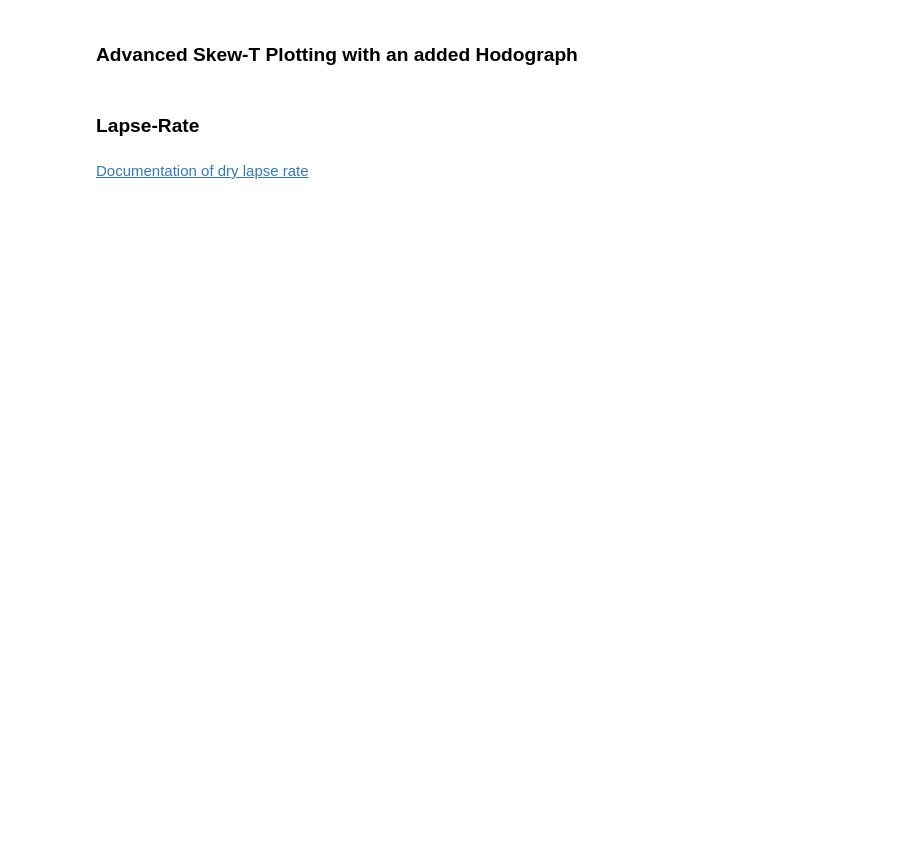
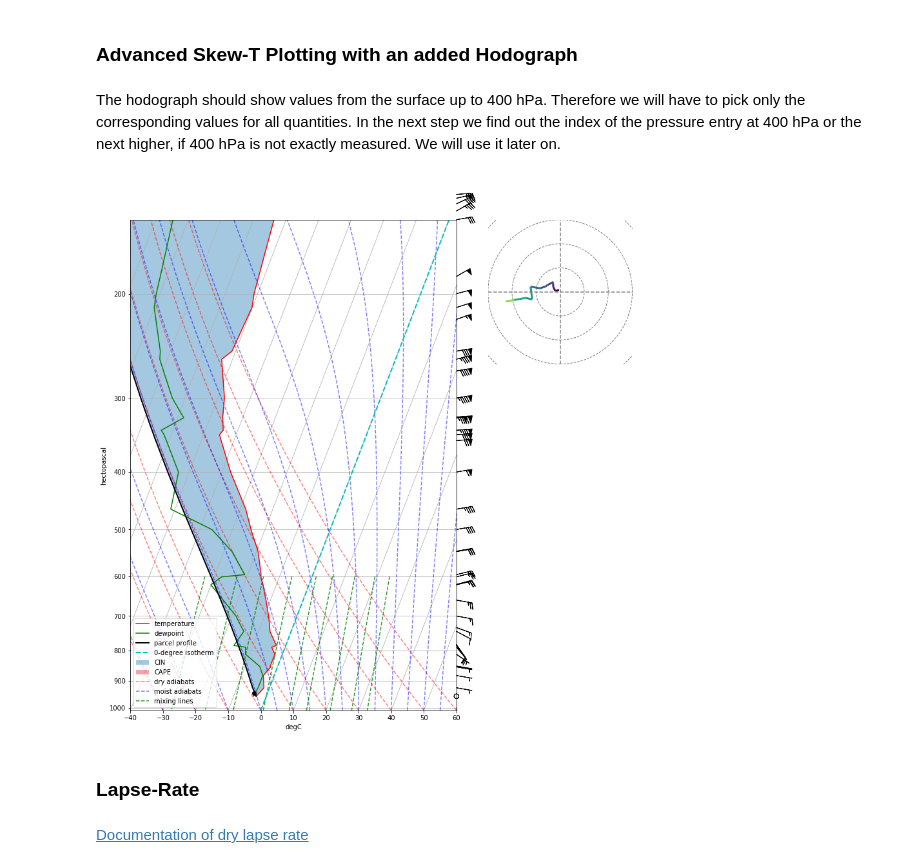
Before and after one commit to acinn/soundings, a Jupyter notebook: example.ipynb, the cells around one changed output. Drawn from its saved outputs; the diff is of its cells as text; code cells hidden in the pictures; blank space fills up the shorter version.

Commit message:
axis-scale, hodograph

```diff
--- a/example.ipynb
+++ b/example.ipynb
@@ -104,46 +110,64 @@ parcel_prof = mpcalc.parcel_profile(p, t[0], dt[0]).to('degC')
 # %% [markdown]
 ### Advanced Skew-T Plotting with an added Hodograph
+# %% [markdown]
+The hodograph should show values from the surface up to 400 hPa. Therefore we will have to pick only the corresponding values for all quantities. In the next step we find out the index of the pressure entry at 400 hPa or the next higher, if 400 hPa is not exactly measured. We will use it later on.
+# %%
+# search for the index of the entry in pressure which equals 400 hPa:
+for idx, element in enumerate(p):
+    if element <= (400 * units.hPa):
+        index400 = idx
+        break
+# we do the same for 100 hPa:
+for idx, element in enumerate(p):
+    if element <= (200 * units.hPa):
+        index100 = idx
+        break
 # %%
 # Create a new figure. The dimensions here give a good aspect ratio
 fig = plt.figure(figsize=(14, 14))
-skew = SkewT(fig, rotation=30)
+gs = gridspec.GridSpec(3, 3)
+skew = SkewT(fig, rotation=30, subplot=gs[:, :2])
 
 # Plot the data using normal plotting functions, in this case using
 # log scaling in Y, as dictated by the typical meteorological plot
-skew.plot(p, t, 'r')
-skew.plot(p, dt, 'g')
+skew.plot(p, t, 'r', label='temperature')
+skew.plot(p, dt, 'g', label='dewpoint')
 skew.plot_barbs(p, u, v)
-skew.ax.set_ylim(1050, 150)
+skew.ax.set_ylim(round(p[0] + 50 * units.hPa, -1), 150) # y-axis start: add 50 to highest pressure and round to the nearest tenth
 skew.ax.set_xlim(-40, 60)
 
 # Plot LCL temperature as black dot
 skew.plot(lcl_pressure, lcl_temperature, 'ko', markerfacecolor='black')
 
 # Plot the parcel profile as a black line
-skew.plot(p, parcel_prof, 'k', linewidth=2)
+skew.plot(p, parcel_prof, 'k', linewidth=2, label='parcel profile')
 
 # Shade areas of CAPE and CIN
-skew.shade_cin(p, t, parcel_prof)
-skew.shade_cape(p, t, parcel_prof)
+skew.shade_cin(p, t, parcel_prof, label='CIN')
+skew.shade_cape(p, t, parcel_prof, label='CAPE')
 
 # Plot a zero degree isotherm
-skew.ax.axvline(0, color='c', linestyle='--', linewidth=2)
+skew.ax.axvline(0, color='c', linestyle='--', linewidth=2, label='0-degree isotherm')
 
 # Add the relevant special lines
-skew.plot_dry_adiabats()
-skew.plot_moist_adiabats()
-skew.plot_mixing_lines()
+skew.plot_dry_adiabats(label='dry adiabats')
+skew.plot_moist_adiabats(label='moist adiabats')
+skew.plot_mixing_lines(label='mixing lines')
 
-# Create a hodograph
-# Create an inset axes object that is 40% width and height of the
-# figure and put it in the upper right hand corner.
-ax_hod = inset_axes(skew.ax, '40%', '40%', loc=1)
-h = Hodograph(ax_hod, component_range=80.)
+# add a legend
+plt.legend(loc='lower left')
+
+# Create a hodograph (up to 400 hPa)
+ax = fig.add_subplot(gs[0, -1])
+h = Hodograph(ax, component_range=60.)
 h.add_grid(increment=20)
-h.plot_colormapped(u, v, wind_speed)  # Plot a line colored by wind speed
+h.plot_colormapped(u[:index400], v[:index400], wind_speed[:index400]) # Plot a line colored by wind speed and slicing the quantities with the help of the index
+plt.axis('off')
 
 # Show the plot
 plt.show()
+# %% [output]
+[figure, added]
 # %% [markdown]
 ### Lapse-Rate
 # %% [markdown]
```
Also changed, not shown: parts of 6 cells of this notebook.
